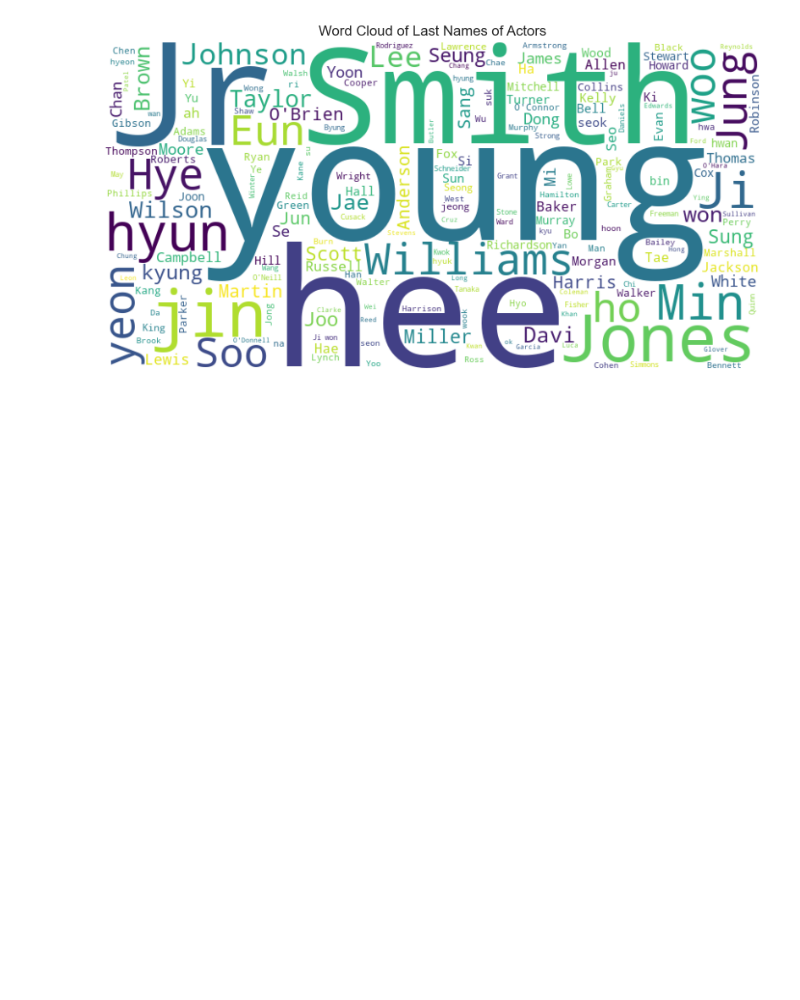
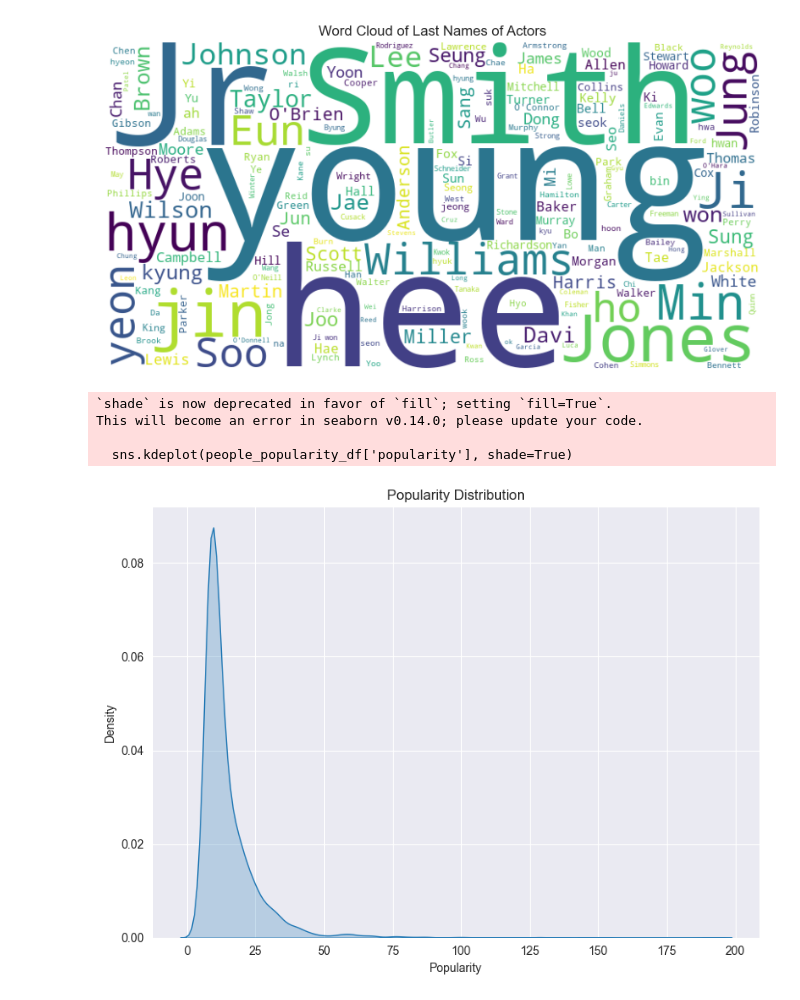
Before and after one commit to ConnActivity/MovieVerse, a Jupyter notebook: eda/second_eda.ipynb, the cells around one changed output. Cells and saved outputs as stored; diff of their text form; code cells hidden in the pictures; blank space fills up the shorter version.

Commit message:
added more graphs 2

```diff
--- a/eda/second_eda.ipynb
+++ b/eda/second_eda.ipynb
@@ -262,3 +262,17 @@ plt.title('Word Cloud of Last Names of Actors')
 plt.show()
 # %% [output]
 [figure]
+# %%
+people_popularity_df = query_db("""SELECT * FROM people_popularity""", conn)
+plt.figure(figsize=(8, 6))
+sns.kdeplot(people_popularity_df['popularity'], shade=True)
+plt.title('Popularity Distribution')
+plt.xlabel('Popularity')
+plt.ylabel('Density')
+plt.tight_layout()
+# %% [output]
+`shade` is now deprecated in favor of `fill`; setting `fill=True`.
+This will become an error in seaborn v0.14.0; please update your code.
+
+  sns.kdeplot(people_popularity_df['popularity'], shade=True)
+[figure, added]
```
Also changed, not shown: parts of 4 cells of this notebook.
